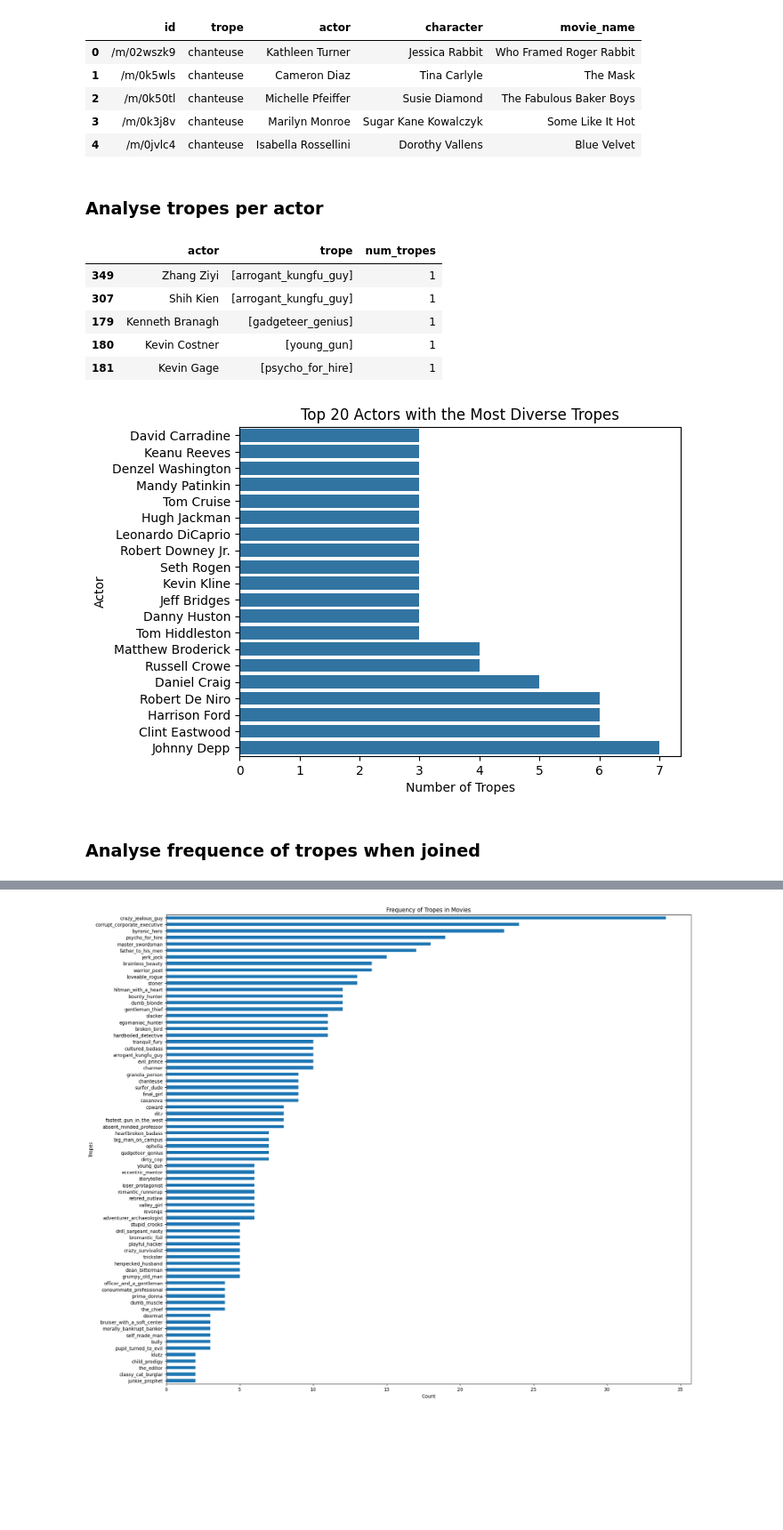
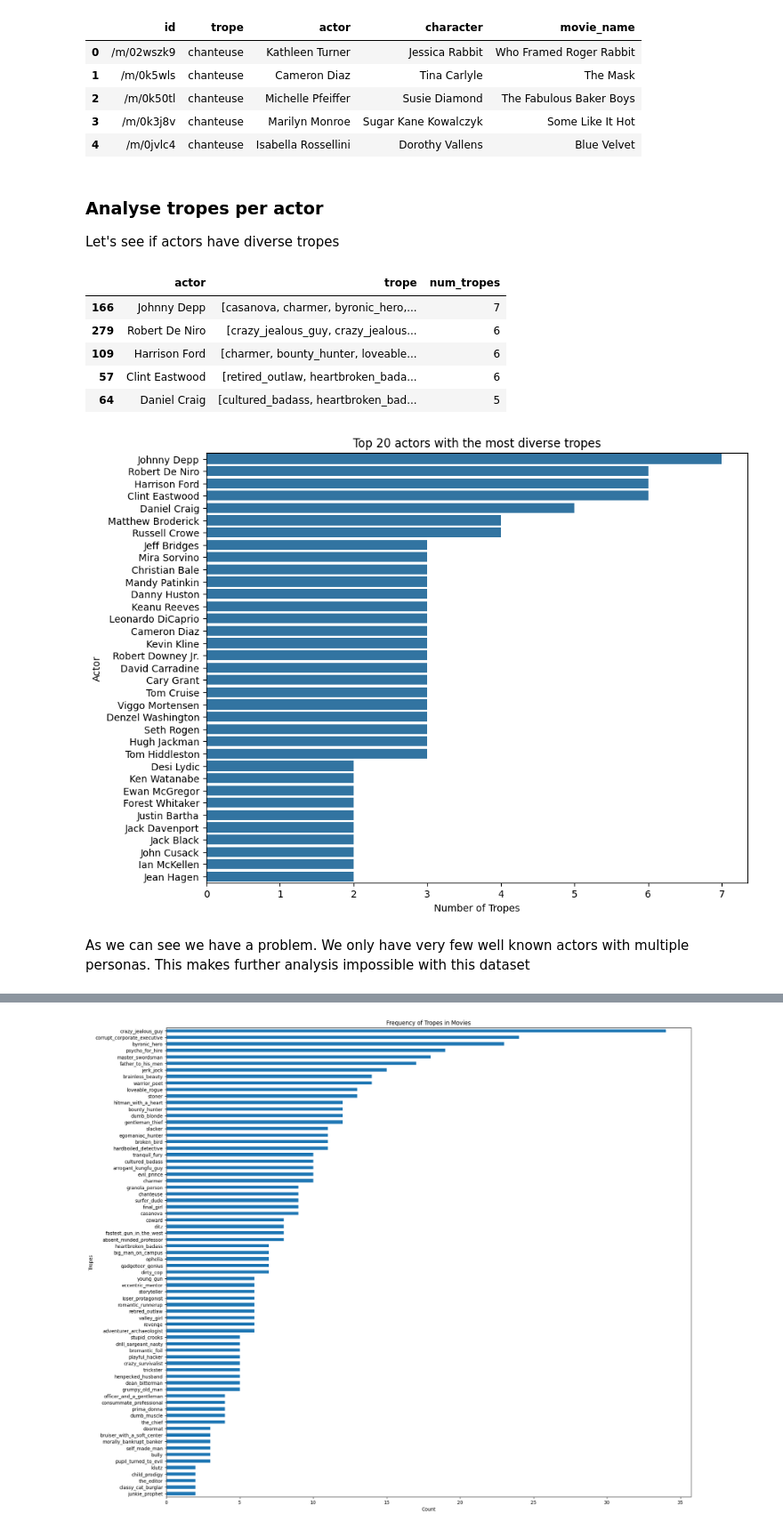
Before and after one commit to epfl-ada/ada-2023-project-advanceddataarsonists, a Jupyter notebook: initial_analyses.ipynb, the cells around one changed output, grey strips where cells are left out. Shown at 89% size. Saved outputs shown, nothing was run; the diff lists cells and outputs as text; code cells hidden in the pictures; blank space fills up the shorter version.

```diff
--- a/initial_analyses.ipynb
+++ b/initial_analyses.ipynb
@@ -469,28 +470,30 @@ tvtropes_personas.head()
 | 4 | /m/0jvlc4 | chanteuse | Isabella Rossellini | Dorothy Vallens | Blue Velvet |
 # %% [markdown]
 ### Analyse tropes per actor
+Let's see if actors have diverse tropes
 # %%
 tvtropes_per_actor = tvtropes_personas[["actor", "trope"]].copy().groupby("actor").agg(list).reset_index()
 # %%
 tvtropes_per_actor["num_tropes"] = tvtropes_per_actor["trope"].apply(lambda ls: len(list(dict.fromkeys(ls))))
 # %%
-tvtropes_per_actor = tvtropes_per_actor.sort_values("num_tropes")
+tvtropes_per_actor = tvtropes_per_actor.sort_values("num_tropes", ascending = False)
 # %%
 tvtropes_per_actor.head()
 # %% [output]
 |  | actor | trope | num_tropes |
-| 349 | Zhang Ziyi | [arrogant_kungfu_guy] | 1 |
-| 307 | Shih Kien | [arrogant_kungfu_guy] | 1 |
-| 179 | Kenneth Branagh | [gadgeteer_genius] | 1 |
-| 180 | Kevin Costner | [young_gun] | 1 |
-| 181 | Kevin Gage | [psycho_for_hire] | 1 |
+| 166 | Johnny Depp | [casanova, charmer, byronic_hero,... | 7 |
+| 279 | Robert De Niro | [crazy_jealous_guy, crazy_jealous... | 6 |
+| 109 | Harrison Ford | [charmer, bounty_hunter, loveable... | 6 |
+| 57 | Clint Eastwood | [retired_outlaw, heartbroken_bada... | 6 |
+| 64 | Daniel Craig | [cultured_badass, heartbroken_bad... | 5 |
 # %%
-sns.barplot(data = tvtropes_per_actor.tail(20), x="num_tropes", y="actor", orient='h')
+plt.figure(figsize=(10, 8))
+sns.barplot(data = tvtropes_per_actor.head(35), x="num_tropes", y="actor", orient='h')
 plt.xlabel('Number of Tropes')
 plt.ylabel('Actor')
-plt.title('Top 20 Actors with the Most Diverse Tropes')
+plt.title('Top 20 actors with the most diverse tropes')
 plt.show()
 # %% [output]
-[figure, old version]
+[figure, new version]
-# %% [markdown]
-### Analyse frequence of tropes when joined
+# %% [markdown]
+As we can see we have a problem. We only have very few well known actors with multiple personas. This makes further analysis impossible with this dataset
```
Also changed, not shown: parts of 16 cells of this notebook.
